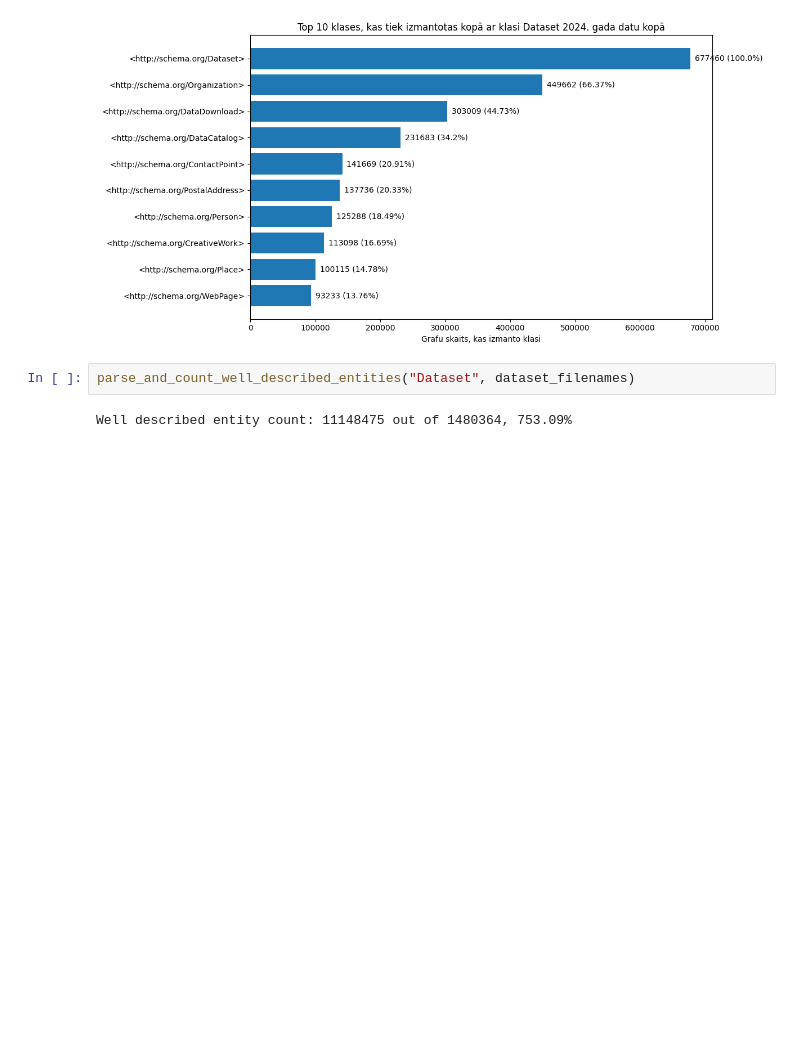
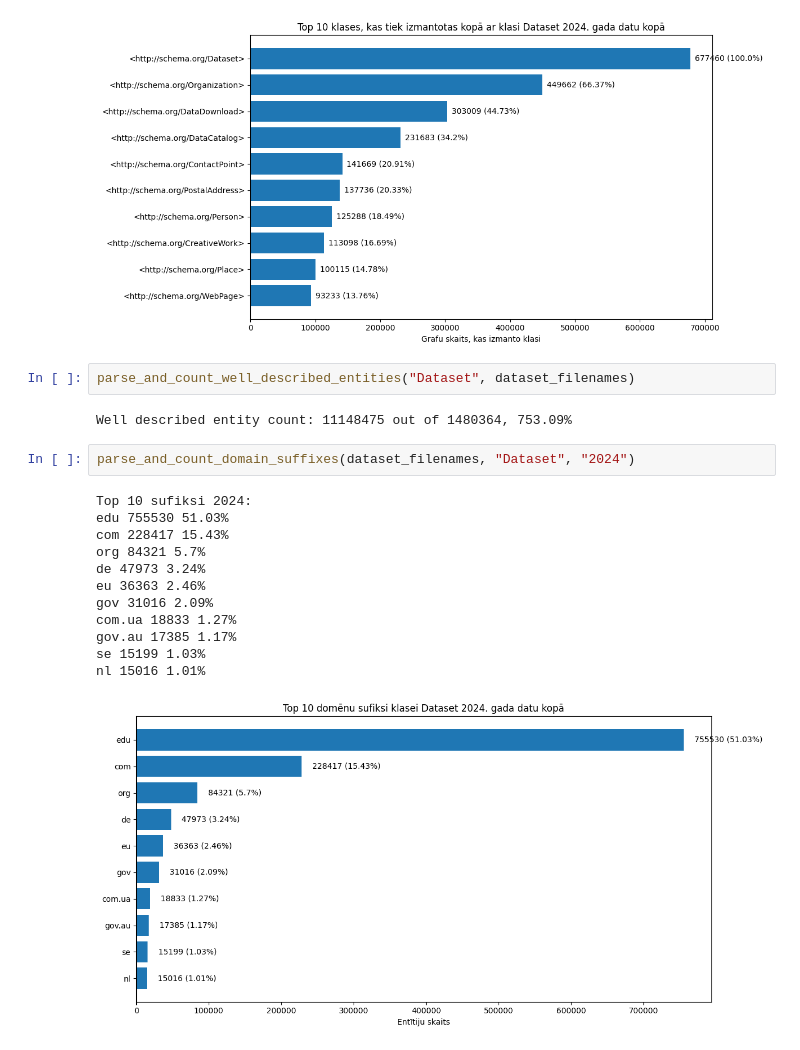
Before and after one commit to alexxxey0/SchemaOrg_Datu_Analize, a Jupyter notebook: analize_Dataset.ipynb, the cells around one changed output. Cells and saved outputs as stored; diff of their text form; blank space fills up the shorter version.

```diff
--- a/analize_Dataset.ipynb
+++ b/analize_Dataset.ipynb
@@ -48,3 +48,18 @@ parse_and_count_classes(dataset_filenames, "Dataset", "2024")
 parse_and_count_well_described_entities("Dataset", dataset_filenames)
 # %% [output]
 Well described entity count: 11148475 out of 1480364, 753.09%
+# %%
+parse_and_count_domain_suffixes(dataset_filenames, "Dataset", "2024")
+# %% [output]
+Top 10 sufiksi 2024:
+edu 755530 51.03%
+com 228417 15.43%
+org 84321 5.7%
+de 47973 3.24%
+eu 36363 2.46%
+gov 31016 2.09%
+com.ua 18833 1.27%
+gov.au 17385 1.17%
+se 15199 1.03%
+nl 15016 1.01%
+[figure, added]
```
Also changed, not shown: parts of 1 cell of this notebook, 9 other files.
